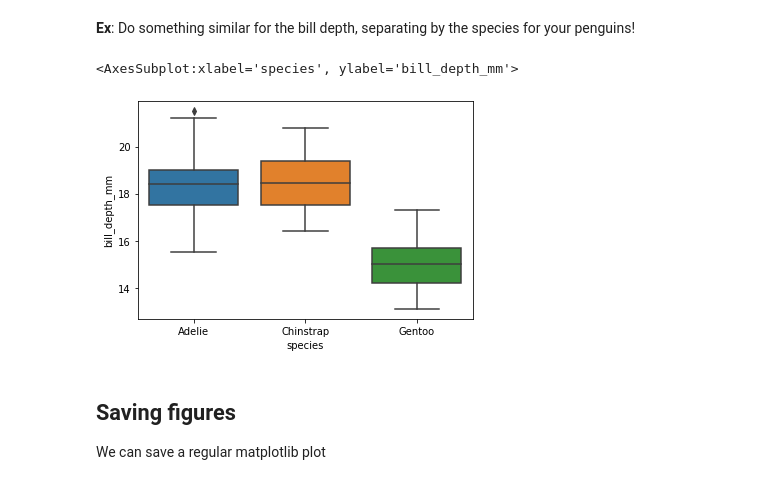
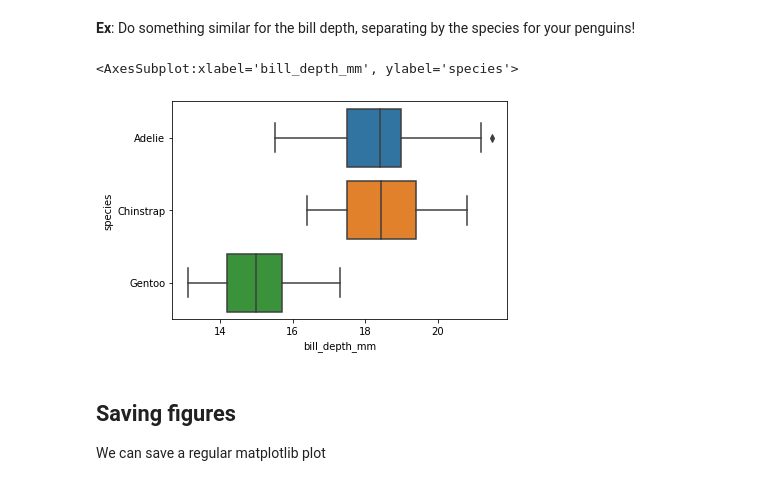
Before and after one commit to Ironhack-Data-Madrid-Febrero-2021/Classroom-Materials, a Jupyter notebook: module-1/19-visualization.ipynb, the cells around one changed output. Saved outputs shown, nothing was run; the diff lists cells and outputs as text; code cells hidden in the pictures.

```diff
--- a/module-1/19-visualization.ipynb
+++ b/module-1/19-visualization.ipynb
@@ -226,12 +554,12 @@ sns.boxplot(x="Pclass", y="Age", data=titanic)
 # %% [markdown]
 __Ex__: Do something similar for the bill depth, separating by the species for your penguins!
 # %%
-sns.boxplot(y=penguins.bill_depth_mm,
-            x=penguins.species,
+sns.boxplot(x=penguins.bill_depth_mm,
+            y=penguins.species,
             data=titanic)
 # %% [output]
-<AxesSubplot:xlabel='species', ylabel='bill_depth_mm'>
+<AxesSubplot:xlabel='bill_depth_mm', ylabel='species'>
-[figure, old version]
+[figure, new version]
 # %% [markdown]
 ## Saving figures
 
```
Also changed, not shown: parts of 57 cells of this notebook.
